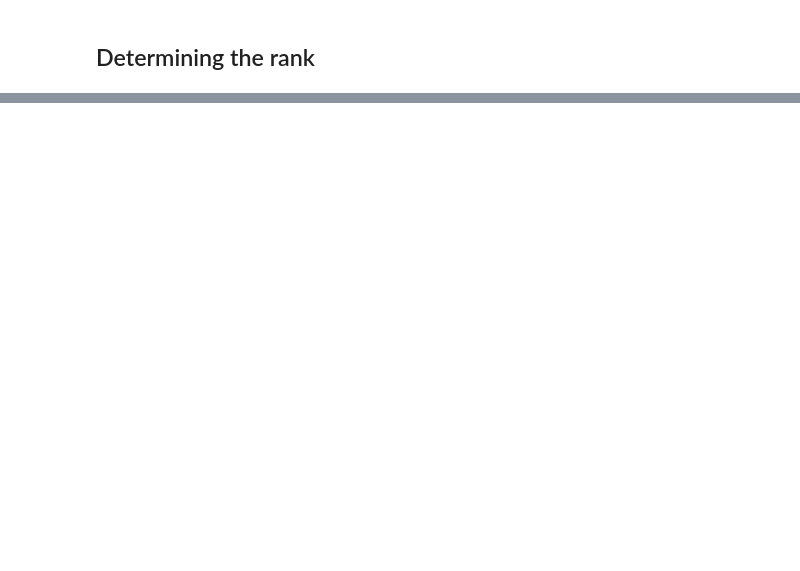
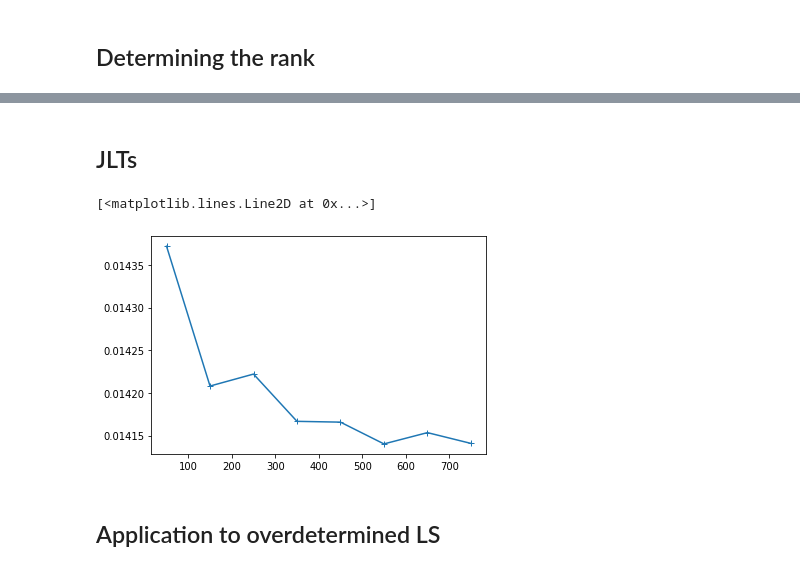
Before and after one commit to jwbuurlage/G2S3, a Jupyter notebook: tensors.ipynb, the cells around one changed output, grey strips where cells are left out. Cells and saved outputs as stored; diff of their text form; code cells hidden in the pictures; blank space fills up the shorter version.

```diff
--- a/tensors.ipynb
+++ b/tensors.ipynb
@@ -87,0 +107,22 @@ Rank 4
+# %% [markdown]
+## JLTs
+# %%
+p = 1000
+n = 5000
+vs = [np.random.randn(n, 1) for _ in range(0, p)]
+
+ms = np.arange(50, 850, 100)
+means = []
+for m in ms:
+    Phi = (1.0 / math.sqrt(m)) * np.random.randn(m, n)
+    dev = 0.0
+    for v in vs:
+        vnorm = np.linalg.norm(v)
+        phivnorm = np.linalg.norm(Phi @ v)
+        dev += abs(vnorm / phivnorm) / vnorm
+    means.append(dev / p)
+
+plt.plot(ms, means, marker='+')
+# %% [output]
+[<matplotlib.lines.Line2D at 0x...>]
+[figure, added]
@@ -87,0 +140,2 @@ Rank 4
+# %% [markdown]
+## Application to overdetermined LS
```
Also changed, not shown: parts of 22 cells of this notebook, 1 other file.
